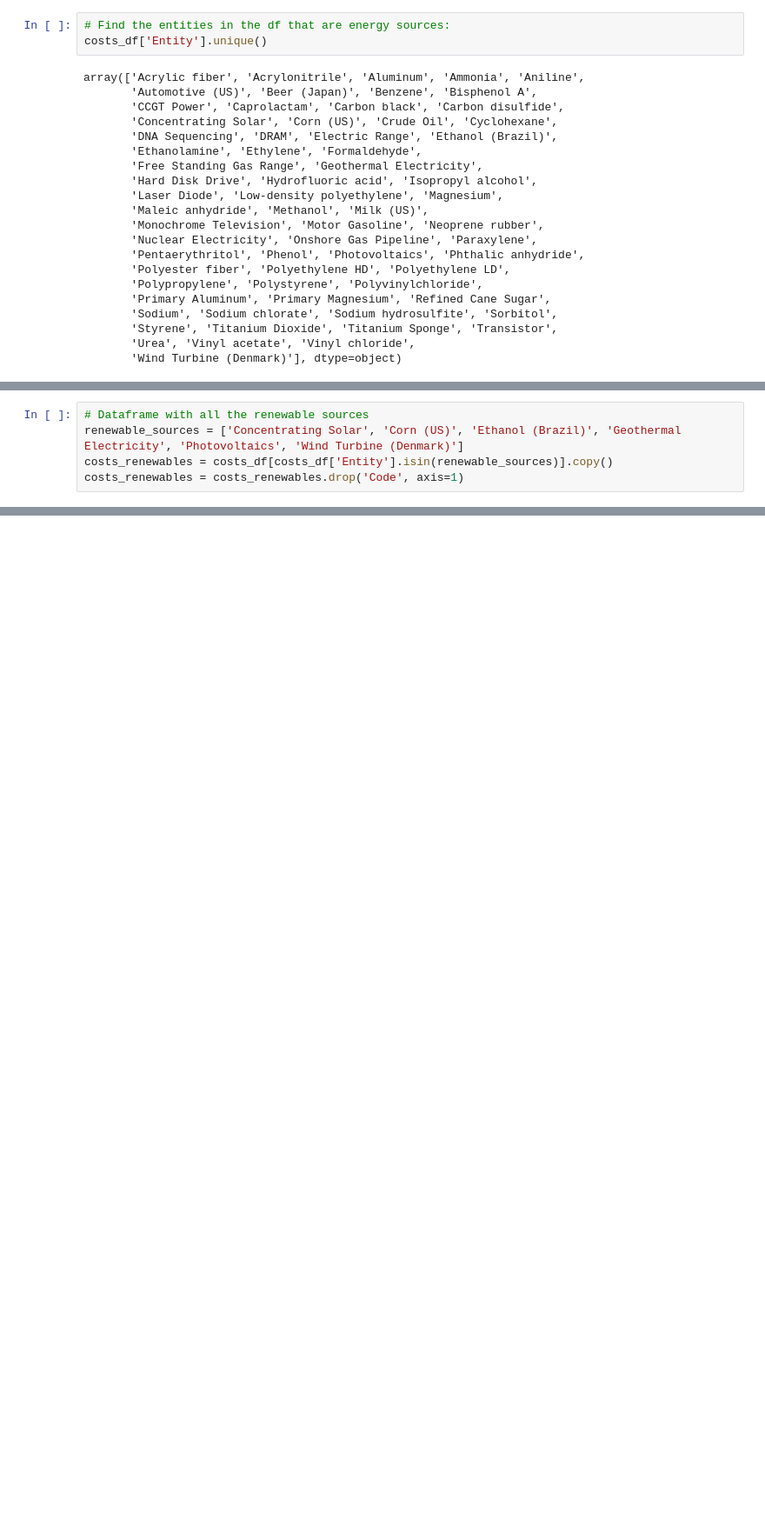
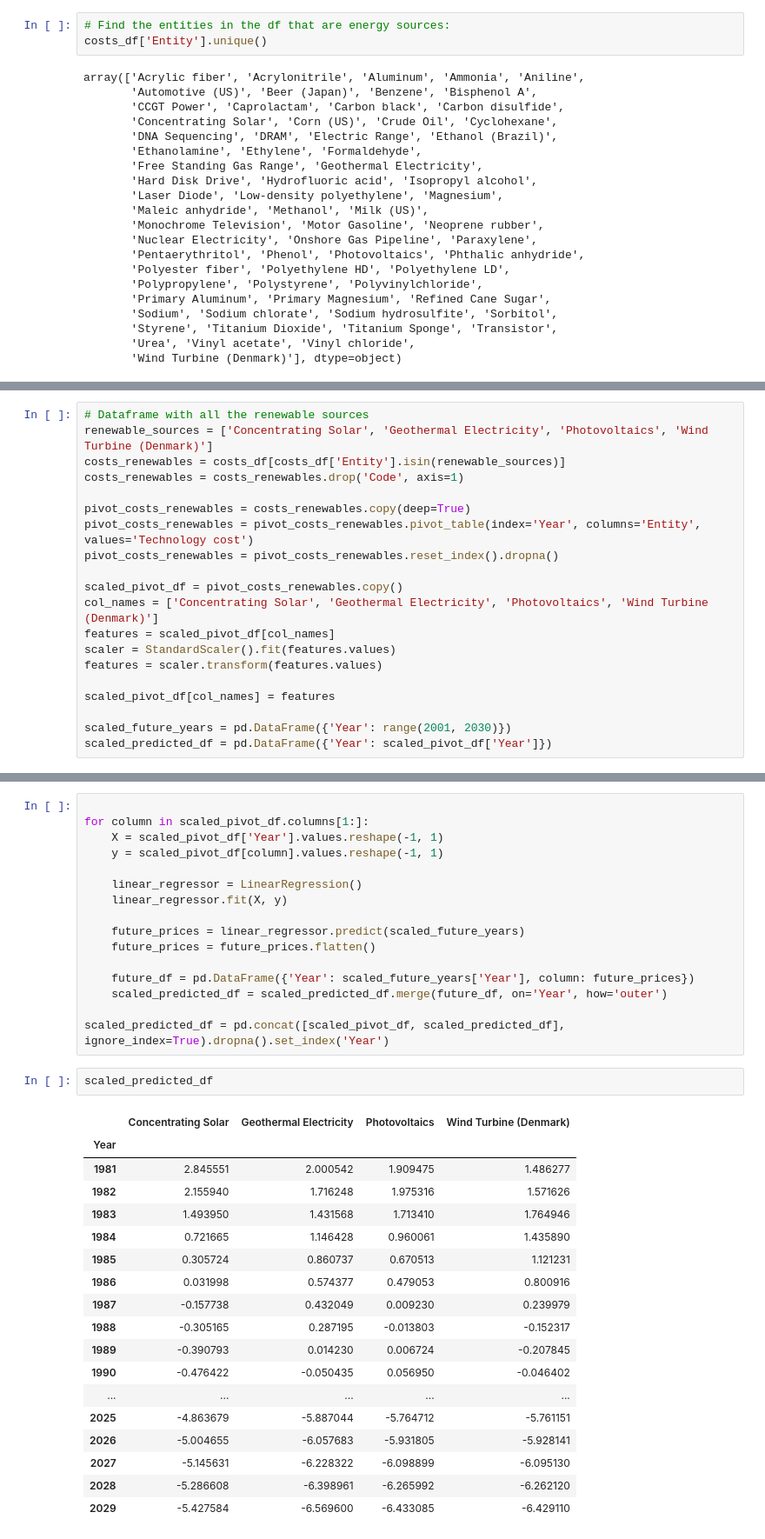
Before and after one commit to MevrouwHelderder/final_assignment, a Jupyter notebook: 2nd_Try_Final_Assignment_Energy_production_and_consumption.ipynb, the cells around one changed output, grey strips where cells are left out. Shown at 87% size. Cells and saved outputs as stored; diff of their text form; blank space fills up the shorter version.

```diff
--- a/2nd_Try_Final_Assignment_Energy_production_and_consumption.ipynb
+++ b/2nd_Try_Final_Assignment_Energy_production_and_consumption.ipynb
@@ -471,5 +484,20 @@ array(['Acrylic fiber', 'Acrylonitrile', 'Aluminum', 'Ammonia', 'Aniline',
 # %%
 # Dataframe with all the renewable sources
-renewable_sources = ['Concentrating Solar', 'Corn (US)', 'Ethanol (Brazil)', 'Geothermal Electricity', 'Photovoltaics', 'Wind Turbine (Denmark)']
-costs_renewables = costs_df[costs_df['Entity'].isin(renewable_sources)].copy()
+renewable_sources = ['Concentrating Solar', 'Geothermal Electricity', 'Photovoltaics', 'Wind Turbine (Denmark)']
+costs_renewables = costs_df[costs_df['Entity'].isin(renewable_sources)]
 costs_renewables = costs_renewables.drop('Code', axis=1)
+
+pivot_costs_renewables = costs_renewables.copy(deep=True)
+pivot_costs_renewables = pivot_costs_renewables.pivot_table(index='Year', columns='Entity', values='Technology cost')
+pivot_costs_renewables = pivot_costs_renewables.reset_index().dropna()
+
+scaled_pivot_df = pivot_costs_renewables.copy()
+col_names = ['Concentrating Solar', 'Geothermal Electricity', 'Photovoltaics', 'Wind Turbine (Denmark)']
+features = scaled_pivot_df[col_names]
+scaler = StandardScaler().fit(features.values)
+features = scaler.transform(features.values)
+
+scaled_pivot_df[col_names] = features
+
+scaled_future_years = pd.DataFrame({'Year': range(2001, 2030)})
+scaled_predicted_df = pd.DataFrame({'Year': scaled_pivot_df['Year']})
@@ -528,0 +504,37 @@ costs_renewables
+# %%
+
+for column in scaled_pivot_df.columns[1:]:
+    X = scaled_pivot_df['Year'].values.reshape(-1, 1)
+    y = scaled_pivot_df[column].values.reshape(-1, 1)
+
+    linear_regressor = LinearRegression()
+    linear_regressor.fit(X, y)
+
+    future_prices = linear_regressor.predict(scaled_future_years)
+    future_prices = future_prices.flatten()
+
+    future_df = pd.DataFrame({'Year': scaled_future_years['Year'], column: future_prices})
+    scaled_predicted_df = scaled_predicted_df.merge(future_df, on='Year', how='outer')
+
+scaled_predicted_df = pd.concat([scaled_pivot_df, scaled_predicted_df], ignore_index=True).dropna().set_index('Year')
+# %%
+scaled_predicted_df
+# %% [output]
+|  | Concentrating Solar | Geothermal Electricity | Photovoltaics | Wind Turbine (Denmark) |
+| Year |  |  |  |  |
+| 1981 | 2.845551 | 2.000542 | 1.909475 | 1.486277 |
+| 1982 | 2.155940 | 1.716248 | 1.975316 | 1.571626 |
+| 1983 | 1.493950 | 1.431568 | 1.713410 | 1.764946 |
+| 1984 | 0.721665 | 1.146428 | 0.960061 | 1.435890 |
+| 1985 | 0.305724 | 0.860737 | 0.670513 | 1.121231 |
+| 1986 | 0.031998 | 0.574377 | 0.479053 | 0.800916 |
+| 1987 | -0.157738 | 0.432049 | 0.009230 | 0.239979 |
+| 1988 | -0.305165 | 0.287195 | -0.013803 | -0.152317 |
+| 1989 | -0.390793 | 0.014230 | 0.006724 | -0.207845 |
+| 1990 | -0.476422 | -0.050435 | 0.056950 | -0.046402 |
+| ... | ... | ... | ... | ... |
+| 2025 | -4.863679 | -5.887044 | -5.764712 | -5.761151 |
+| 2026 | -5.004655 | -6.057683 | -5.931805 | -5.928141 |
+| 2027 | -5.145631 | -6.228322 | -6.098899 | -6.095130 |
+| 2028 | -5.286608 | -6.398961 | -6.265992 | -6.262120 |
+| 2029 | -5.427584 | -6.569600 | -6.433085 | -6.429110 |
```
Also changed, not shown: parts of 8 cells of this notebook.
